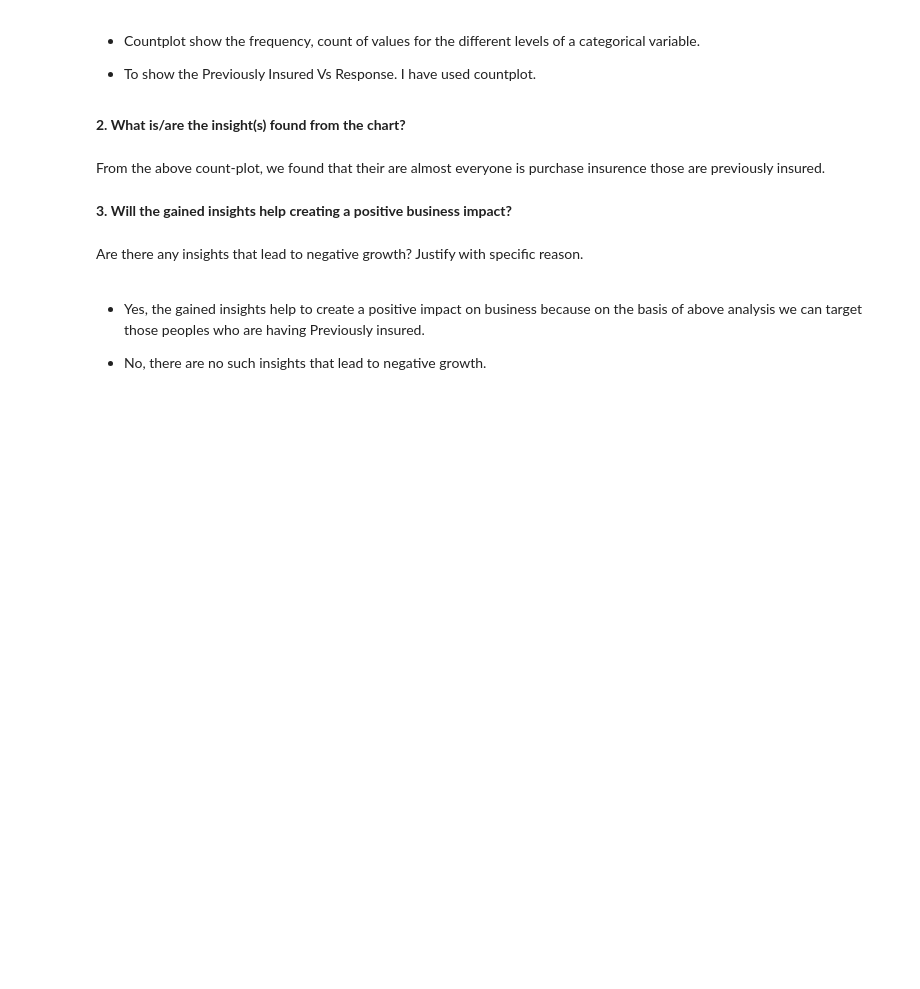
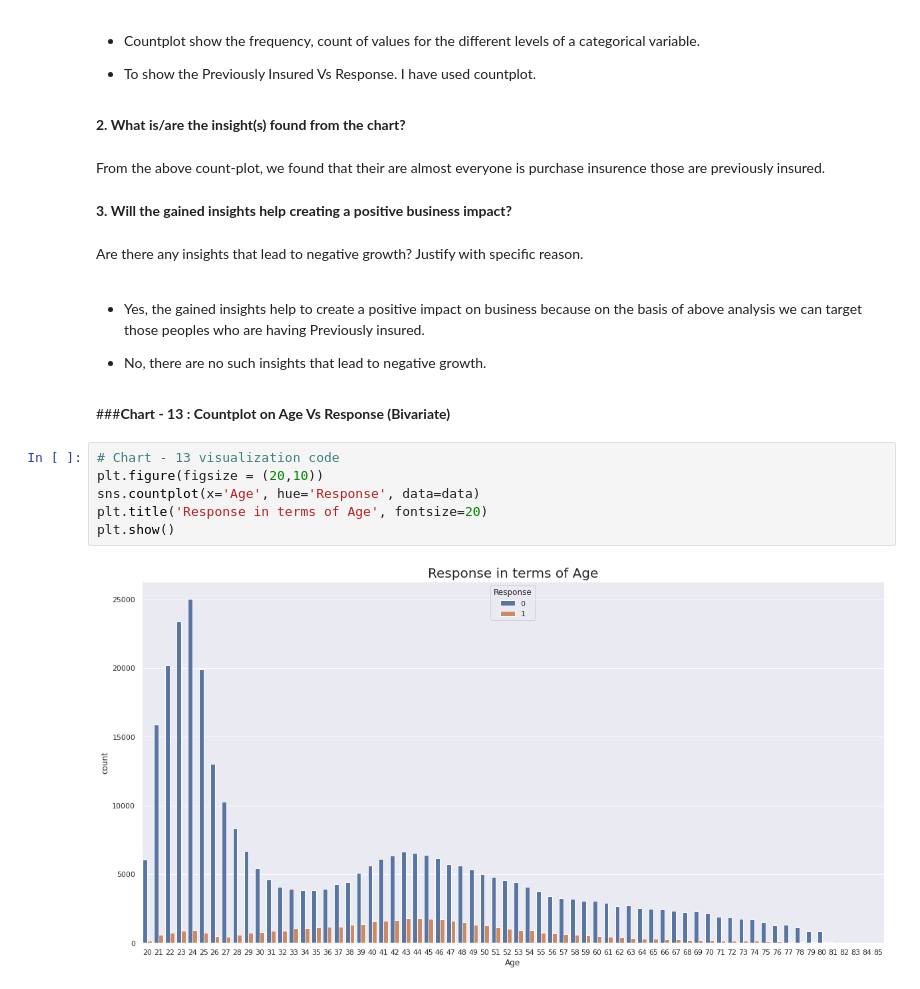
Before and after one commit to Sairindhrijena/Health-Insurance-Cross-Sell-Prediction, a Jupyter notebook: Health_Insurance_Cross_Sell_Prediction.ipynb, the cells around one changed output. Cells and saved outputs as stored; diff of their text form; blank space fills up the shorter version.

```diff
--- a/Health_Insurance_Cross_Sell_Prediction.ipynb
+++ b/Health_Insurance_Cross_Sell_Prediction.ipynb
@@ -788,3 +788,13 @@ Are there any insights that lead to negative growth? Justify with specific reaso
 *   Yes, the gained insights help to create a positive impact on business because on the basis of above analysis we can target those peoples who are having Previously insured.
 
 *   No, there are no such insights that lead to negative growth.
+# %% [markdown]
+###**Chart - 13 : Countplot on Age Vs Response (Bivariate)**
+# %%
+# Chart - 13 visualization code
+plt.figure(figsize = (20,10))
+sns.countplot(x='Age', hue='Response', data=data)
+plt.title('Response in terms of Age', fontsize=20)
+plt.show()
+# %% [output]
+[figure, added]
```
Also changed, not shown: parts of 34 cells of this notebook.
